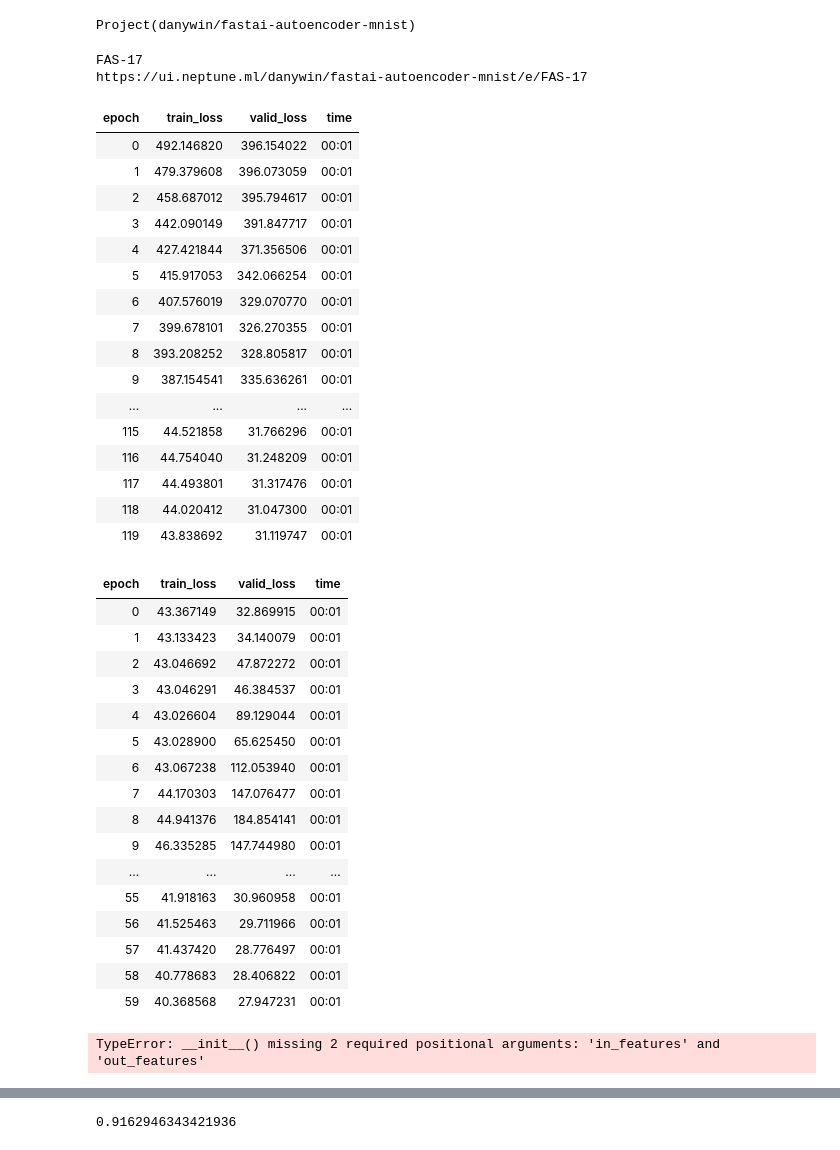
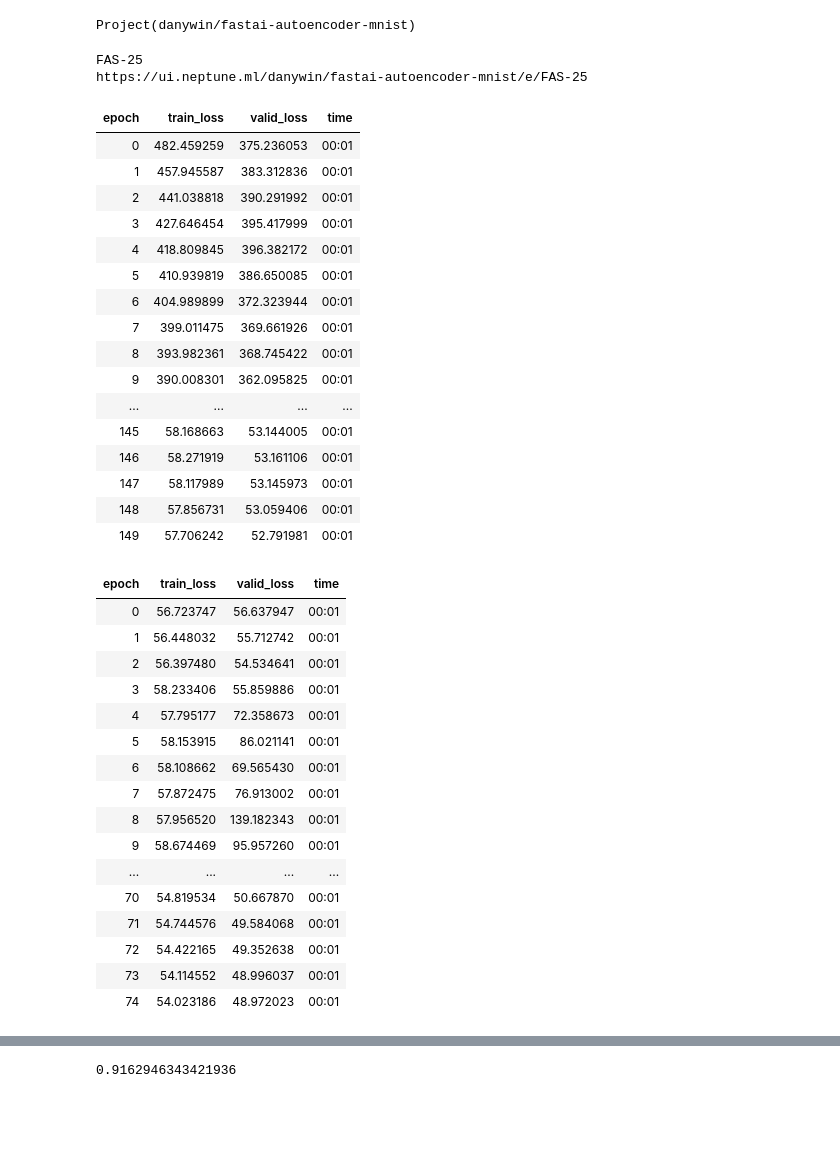
Before and after one commit to dhuynh95/fastai_autoencoder, a Jupyter notebook: MNIST.ipynb, the cells around one changed output, grey strips where cells are left out. Cells and saved outputs as stored; diff of their text form; code cells hidden in the pictures; blank space fills up the shorter version.

```diff
--- a/MNIST.ipynb
+++ b/MNIST.ipynb
@@ -115,7 +115,7 @@ PARAMS = {
     "nfs_dec":[32,64,16,4,1],
     "ks_dec":[3,3,3],
     "beta_kl":1,
-    "n_epochs":[120,60],
+    "n_epochs":[150,75],
     "lrs" : [1e-2,1e-2 /2]
 }
 
@@ -143,7 +143,7 @@ get_one_channel._order = 99
 
 data.add_tfm(get_one_channel)
 # %%
-train_size = 64
+train_size = 512
 train_size = int(train_size * 1.25)
 
 data, valid_data = get_data(train_size,bs=64)
@@ -172,57 +172,52 @@ kl_hook = VAEHook(learn,beta=PARAMS["beta_kl"])
 # %%
 with neptune.create_experiment(**experiment) as exp:
     for i,(n_epoch,lr) in enumerate(zip(PARAMS["n_epochs"],PARAMS["lrs"])):
         # First we train the VAE
         if i == 0:
             # Without KL divergence first
             cbs = [NeptuneMonitor()]
             learn.fit_one_cycle(n_epoch,lr,callbacks=cbs)
         else:
             # With KL then
             cbs = [NeptuneMonitor(),kl_hook]
             learn.fit_one_cycle(n_epoch,lr,callbacks=cbs)
-
-    n_z = PARAMS["nfs_bn"][-1]
-    clf_model = nn.Sequential(learn.encode,nn.Linear())
-    # Then we train a m
 # %% [output]
-FAS-17
-https://ui.neptune.ml/danywin/fastai-autoencoder-mnist/e/FAS-17
+FAS-25
+https://ui.neptune.ml/danywin/fastai-autoencoder-mnist/e/FAS-25
 | epoch | train_loss | valid_loss | time |
-| 0 | 492.146820 | 396.154022 | 00:01 |
-| 1 | 479.379608 | 396.073059 | 00:01 |
-| 2 | 458.687012 | 395.794617 | 00:01 |
-| 3 | 442.090149 | 391.847717 | 00:01 |
-| 4 | 427.421844 | 371.356506 | 00:01 |
-| 5 | 415.917053 | 342.066254 | 00:01 |
-| 6 | 407.576019 | 329.070770 | 00:01 |
-| 7 | 399.678101 | 326.270355 | 00:01 |
-| 8 | 393.208252 | 328.805817 | 00:01 |
-| 9 | 387.154541 | 335.636261 | 00:01 |
+| 0 | 482.459259 | 375.236053 | 00:01 |
+| 1 | 457.945587 | 383.312836 | 00:01 |
+| 2 | 441.038818 | 390.291992 | 00:01 |
+| 3 | 427.646454 | 395.417999 | 00:01 |
+| 4 | 418.809845 | 396.382172 | 00:01 |
+| 5 | 410.939819 | 386.650085 | 00:01 |
+| 6 | 404.989899 | 372.323944 | 00:01 |
+| 7 | 399.011475 | 369.661926 | 00:01 |
+| 8 | 393.982361 | 368.745422 | 00:01 |
+| 9 | 390.008301 | 362.095825 | 00:01 |
 | ... | ... | ... | ... |
-| 115 | 44.521858 | 31.766296 | 00:01 |
-| 116 | 44.754040 | 31.248209 | 00:01 |
-| 117 | 44.493801 | 31.317476 | 00:01 |
-| 118 | 44.020412 | 31.047300 | 00:01 |
-| 119 | 43.838692 | 31.119747 | 00:01 |
+| 145 | 58.168663 | 53.144005 | 00:01 |
+| 146 | 58.271919 | 53.161106 | 00:01 |
+| 147 | 58.117989 | 53.145973 | 00:01 |
+| 148 | 57.856731 | 53.059406 | 00:01 |
+| 149 | 57.706242 | 52.791981 | 00:01 |
 | epoch | train_loss | valid_loss | time |
-| 0 | 43.367149 | 32.869915 | 00:01 |
-| 1 | 43.133423 | 34.140079 | 00:01 |
-| 2 | 43.046692 | 47.872272 | 00:01 |
-| 3 | 43.046291 | 46.384537 | 00:01 |
-| 4 | 43.026604 | 89.129044 | 00:01 |
-| 5 | 43.028900 | 65.625450 | 00:01 |
-| 6 | 43.067238 | 112.053940 | 00:01 |
-| 7 | 44.170303 | 147.076477 | 00:01 |
-| 8 | 44.941376 | 184.854141 | 00:01 |
-| 9 | 46.335285 | 147.744980 | 00:01 |
+| 0 | 56.723747 | 56.637947 | 00:01 |
+| 1 | 56.448032 | 55.712742 | 00:01 |
+| 2 | 56.397480 | 54.534641 | 00:01 |
+| 3 | 58.233406 | 55.859886 | 00:01 |
+| 4 | 57.795177 | 72.358673 | 00:01 |
+| 5 | 58.153915 | 86.021141 | 00:01 |
+| 6 | 58.108662 | 69.565430 | 00:01 |
+| 7 | 57.872475 | 76.913002 | 00:01 |
+| 8 | 57.956520 | 139.182343 | 00:01 |
+| 9 | 58.674469 | 95.957260 | 00:01 |
 | ... | ... | ... | ... |
-| 55 | 41.918163 | 30.960958 | 00:01 |
-| 56 | 41.525463 | 29.711966 | 00:01 |
-| 57 | 41.437420 | 28.776497 | 00:01 |
-| 58 | 40.778683 | 28.406822 | 00:01 |
-| 59 | 40.368568 | 27.947231 | 00:01 |
+| 70 | 54.819534 | 50.667870 | 00:01 |
+| 71 | 54.744576 | 49.584068 | 00:01 |
+| 72 | 54.422165 | 49.352638 | 00:01 |
+| 73 | 54.114552 | 48.996037 | 00:01 |
+| 74 | 54.023186 | 48.972023 | 00:01 |
-TypeError: __init__() missing 2 required positional arguments: 'in_features' and 'out_features'
 # %%
 learn.plot_rec()
 # %% [output]
```
Also changed, not shown: parts of 44 cells of this notebook, 6 other files.
